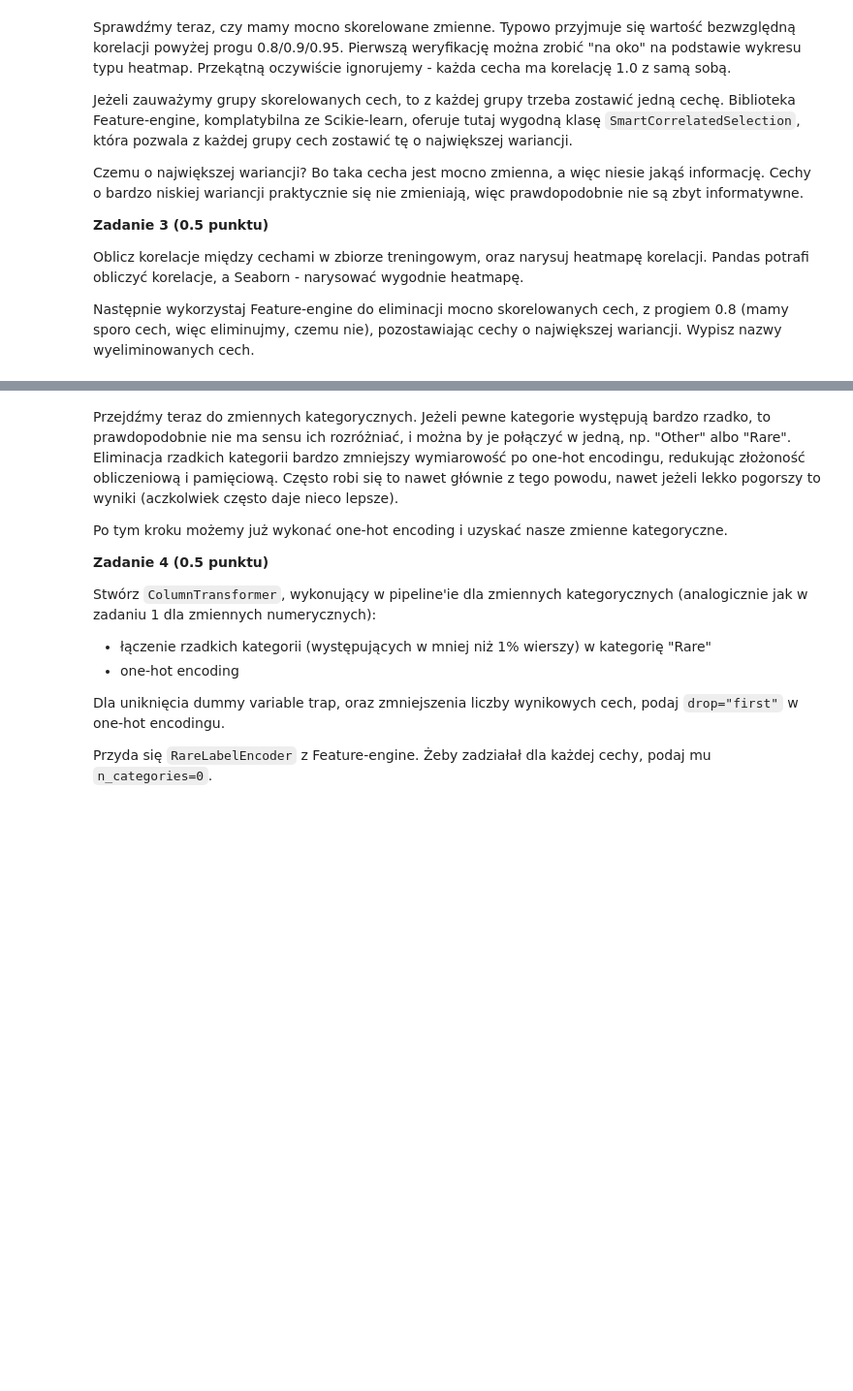
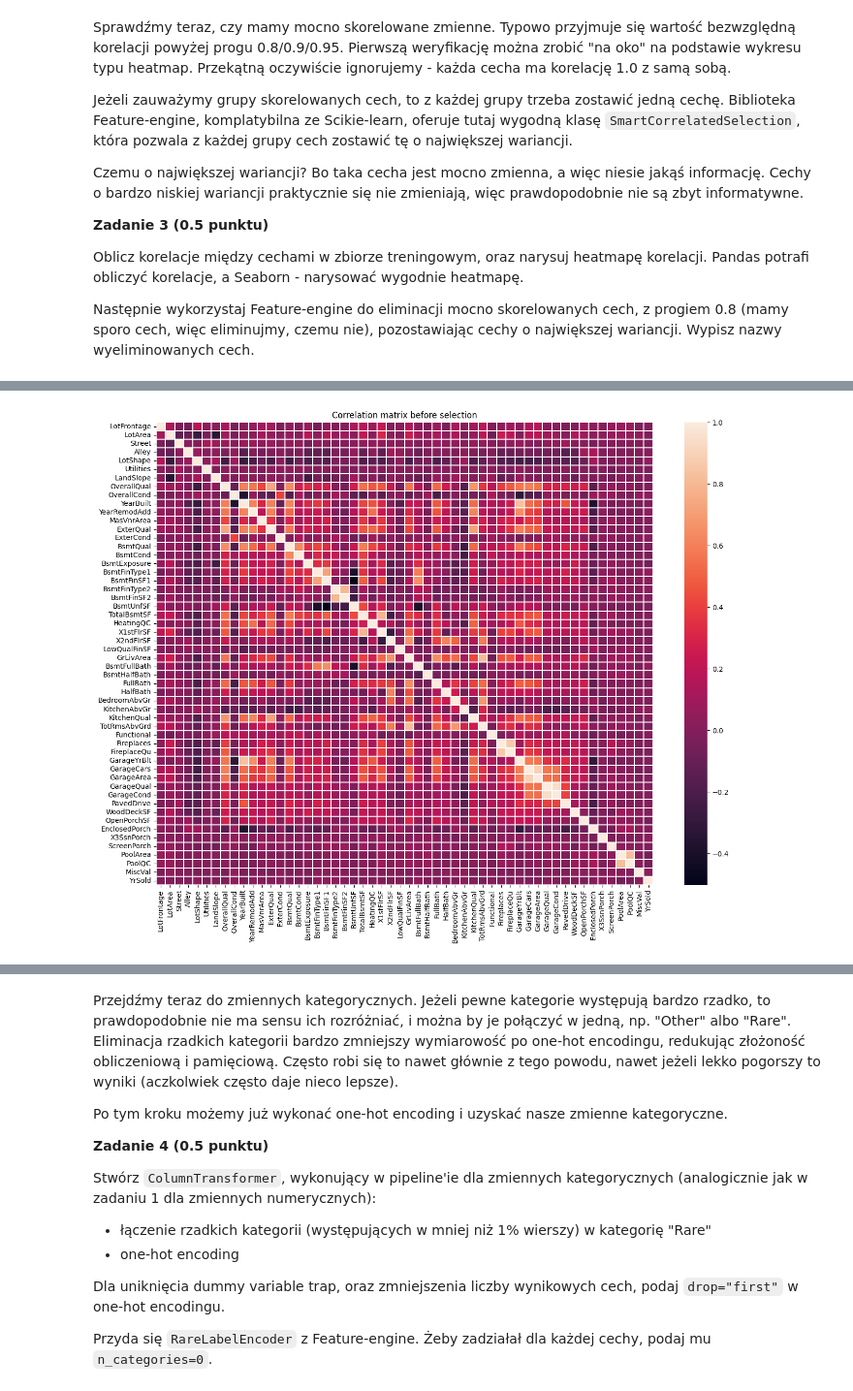
Before and after one commit to Lotheru10/podstawy-uczenia-maszynowego-25-26, a Jupyter notebook: lab1/notebook.ipynb, the cells around one changed output, grey strips where cells are left out. Shown at 97% size. Cells and saved outputs as stored; diff of their text form; code cells hidden in the pictures; blank space fills up the shorter version.

```diff
--- a/lab1/notebook.ipynb
+++ b/lab1/notebook.ipynb
@@ -384,0 +424,18 @@ Następnie wykorzystaj Feature-engine do eliminacji mocno skorelowanych cech, z
+# %%
+def drawCorrelationMatrix(numerical_data, title):
+  correlation_matrix = numerical_data.corr()
+
+  plt.figure(figsize=(16, 12))
+
+  seaborn.heatmap(
+      correlation_matrix,
+      linewidths=0.1
+  )
+
+  plt.title(title)
+  plt.show()
+# %%
+numerical_data = df.select_dtypes(exclude="object")
+drawCorrelationMatrix(numerical_data, "Correlation matrix before selection")
+# %% [output]
+[figure, added]
```
Also changed, not shown: parts of 9 cells of this notebook.
